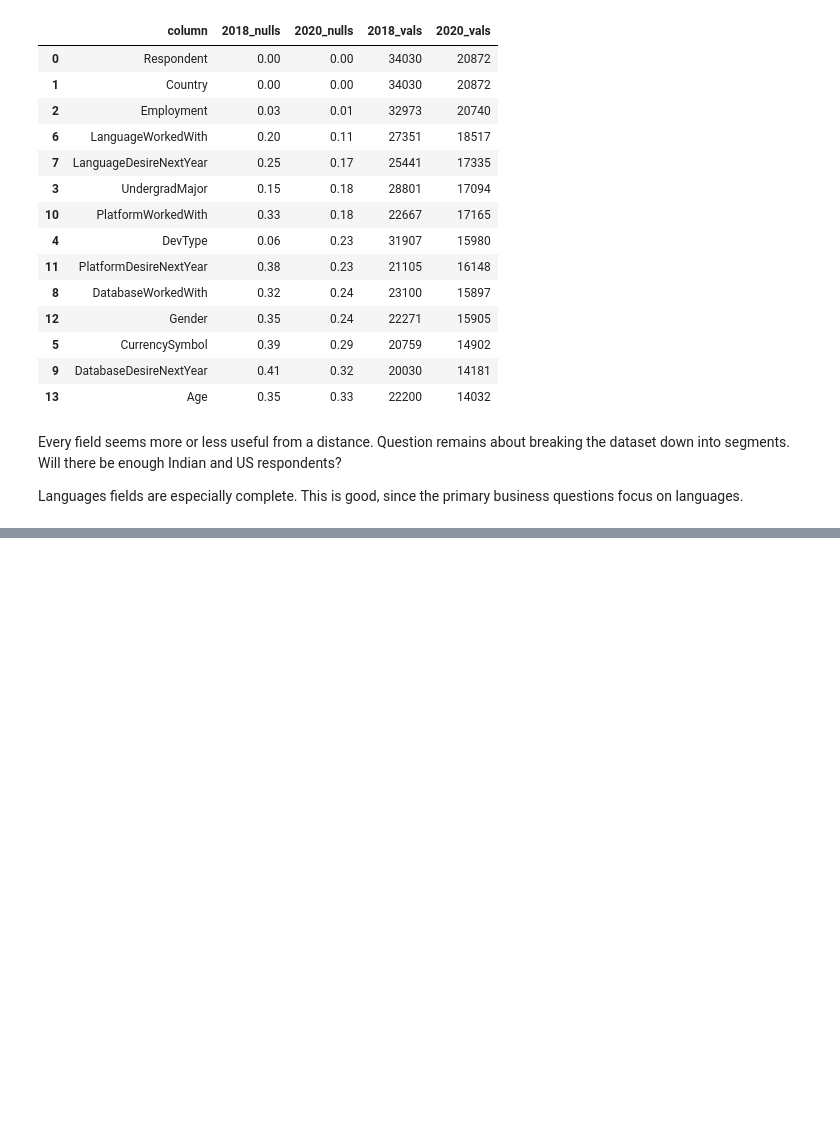
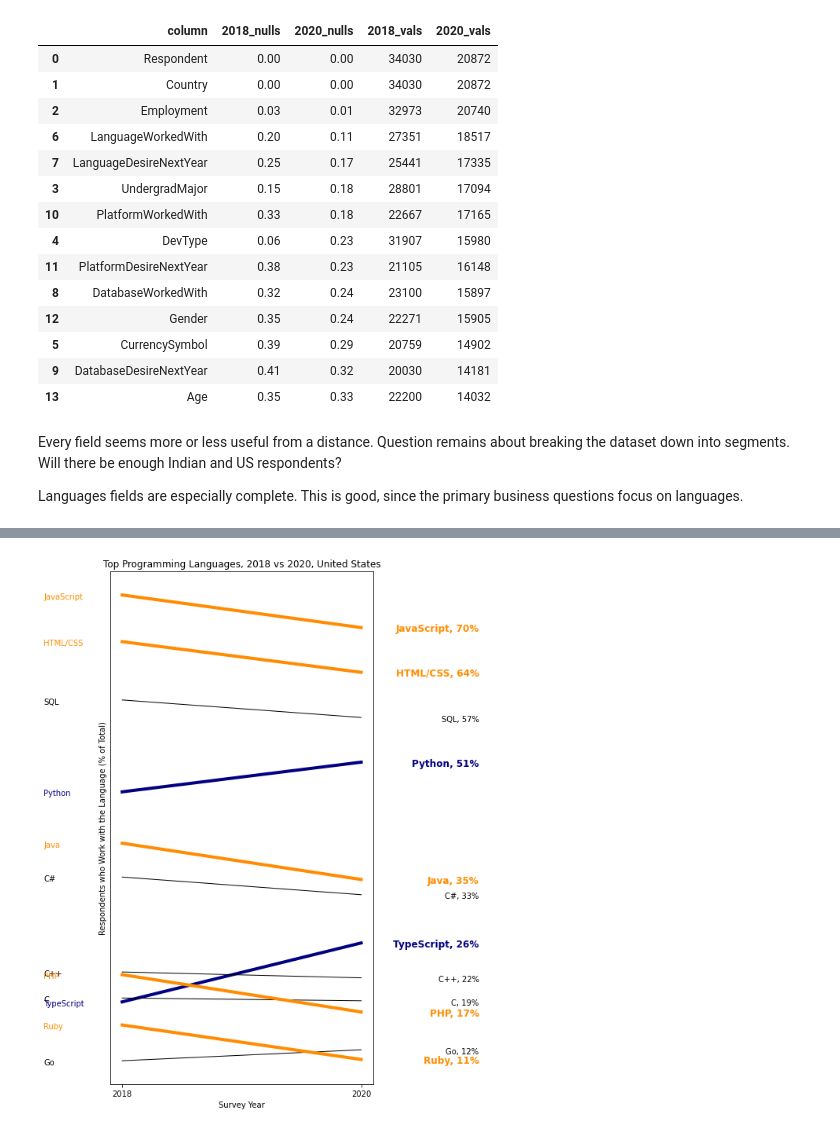
Before and after one commit to rmkeeler/stackoverflow-us-india, a Jupyter notebook: stackoverflowsurvey_2018_2020.ipynb, the cells around one changed output, grey strips where cells are left out. Saved outputs shown, nothing was run; the diff lists cells and outputs as text; code cells hidden in the pictures; blank space fills up the shorter version.

```diff
--- a/stackoverflowsurvey_2018_2020.ipynb
+++ b/stackoverflowsurvey_2018_2020.ipynb
@@ -129,0 +540,4 @@ Languages fields are especially complete. This is good, since the primary busine
+# %%
+fig_us_top, ax_us_top, colors_us_top = plot_change(us_languages_filtered, 'Year', 'proportion', 'LanguageWorkedWith', 'Country', 'Top', 0.1)
+# %% [output]
+[figure, added]
```
Also changed, not shown: parts of 63 cells of this notebook.
